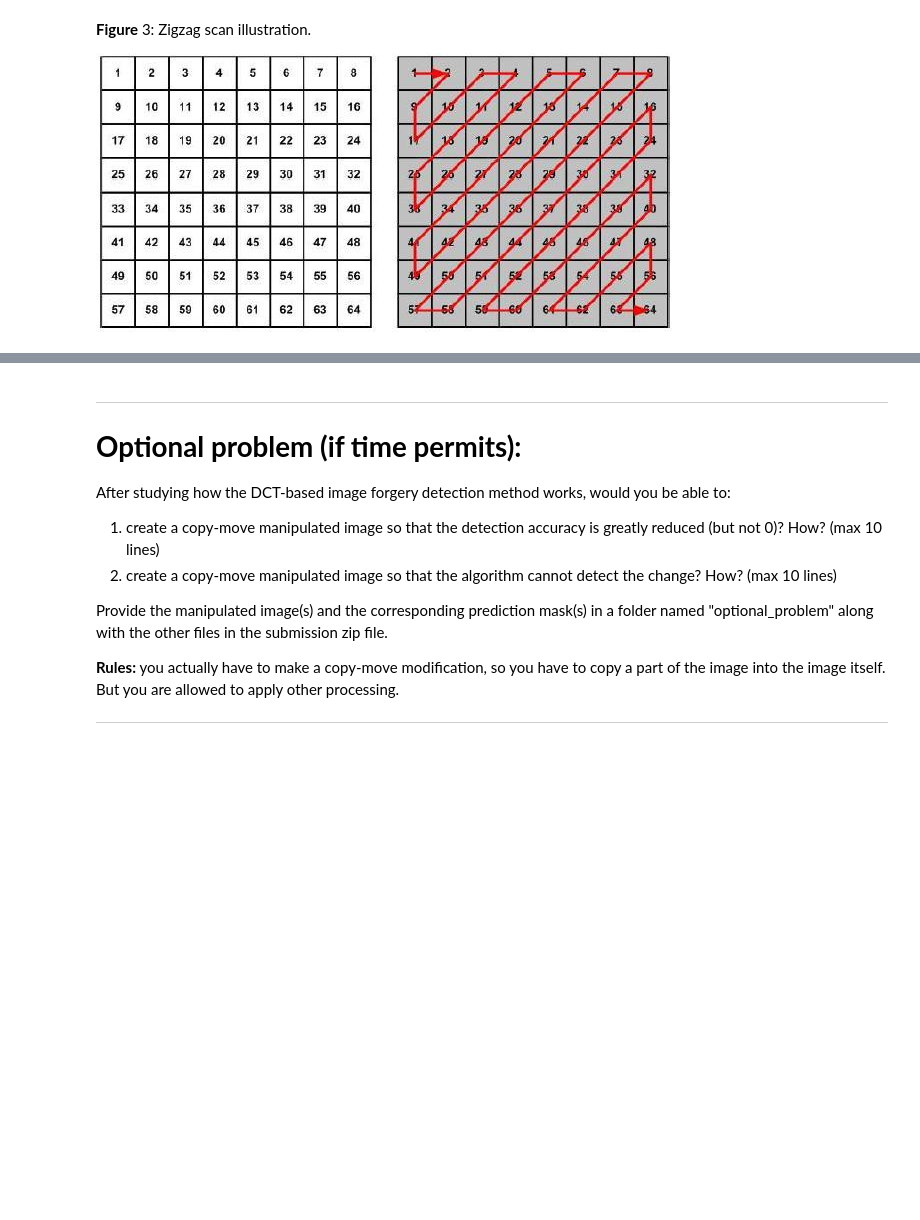
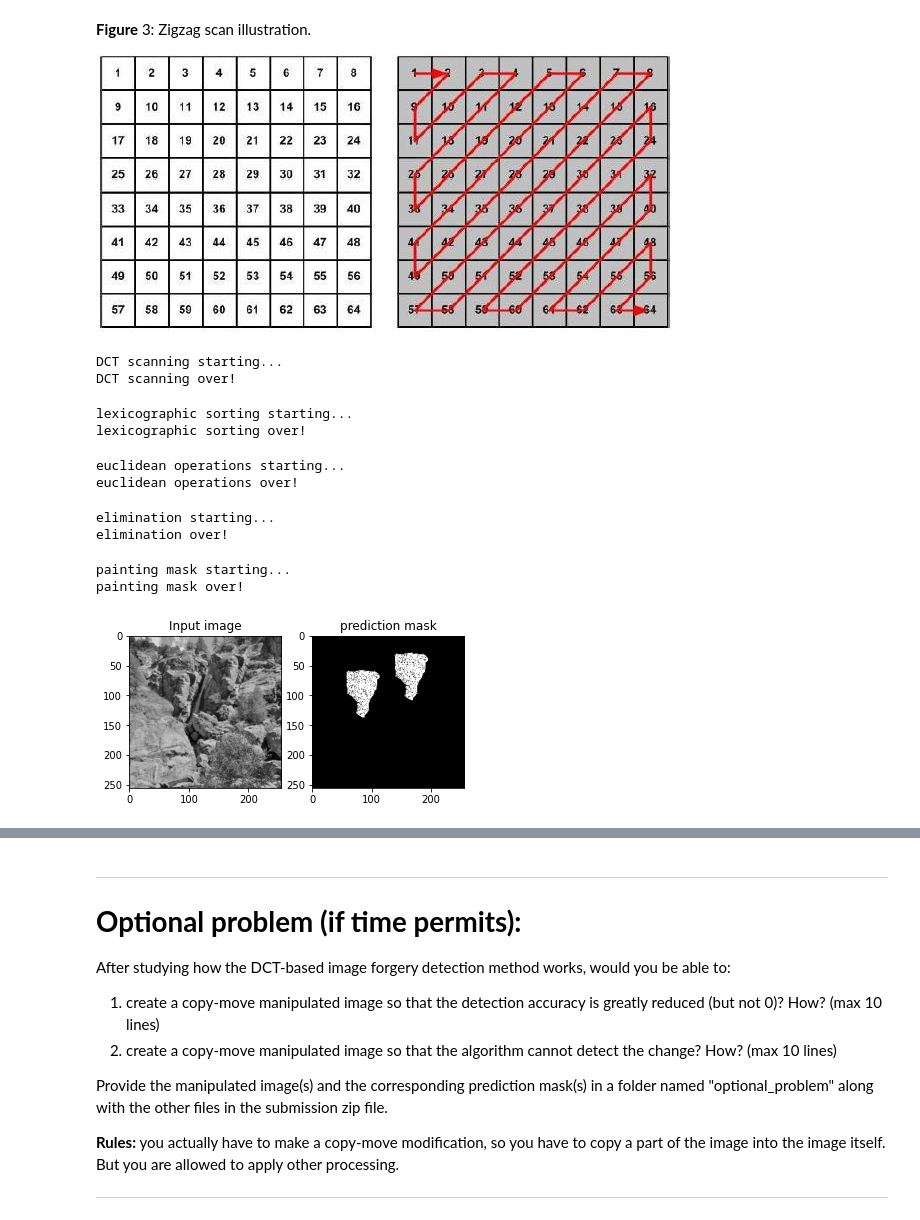
Before and after one commit to Dil3mm3/ImSecu, a Jupyter notebook: ImSecu_MiniChallenge_ImageForgeryDetection_EXERCISE.ipynb, the cells around one changed output, grey strips where cells are left out. Cells and saved outputs as stored; diff of their text form; code cells hidden in the pictures; blank space fills up the shorter version.

```diff
--- a/ImSecu_MiniChallenge_ImageForgeryDetection_EXERCISE.ipynb
+++ b/ImSecu_MiniChallenge_ImageForgeryDetection_EXERCISE.ipynb
@@ -96,7 +100,7 @@ resize_dim = (256, 256)
 
 ############# EDIT HERE #############
 ## read the input image
-image = cv2.imread(...)
+image = cv2.imread("/content/ImSecu/ValidationSet/image103_manipulated.jpg")
 ############# EDIT END #############
 
 # the image size is reduced, if needed, to reduce the computation time
@@ -137,7 +143,7 @@ for i in range(0, row):
         imf = np.float32(blocks) / 255.0  # float conversion/scale
         ############# EDIT HERE #############
         ## compute image DCT using opencv
-        img_DCT = ...
+        img_DCT = cv2.dct(imf)
         ############# EDIT END #############
         blocks = np.uint8(np.float32(img_DCT) * 255.0 ) # convert back
         # zigzag DCT scan. See illustration in Figure 3 above.
@@ -148,12 +154,12 @@ for i in range(0, row):
                 if (sum % 2 == 0):
                     ############# EDIT HERE #############
                     ## add at beginning of the list
-                    solution[sum]...
+                    solution[sum].insert(0,blocks[k][l])
                     ############# EDIT END #############
                 else:
                     ############# EDIT HERE #############
                     ## add at end of the list
-                    solution[sum]...
+                    solution[sum].append(blocks[k][l])
                     ############# EDIT END #############
 
         # only the 16 most significant coefficients are selected
@@ -164,7 +170,10 @@ for i in range(0, row):
         temp = np.array(temp[:16])
         ############# EDIT HERE #############
         ## quatize the values
-        temp = ...
+        tmp=[]
+        for number in temp:
+          tmp.append(round(number/Q))
+        temp = tmp
         ############# EDIT END #############
         temp = np.append(temp, [i, j]) # the block coordinates are appended at the end
 
@@ -175,6 +184,9 @@ for i in range(0, row):
         temp = []
 
 print("DCT scanning over!")
+# %% [output]
+DCT scanning starting...
+DCT scanning over!
 # %%
 ## LEXICOGRAPHICALLY SORT the rows of A
 
@@ -184,6 +196,9 @@ A = A[~np.all(A == 0, axis=1)]
 A = A[np.lexsort(np.rot90(A))]
 
 print("lexicographic sorting over!")
+# %% [output]
+lexicographic sorting starting...
+lexicographic sorting over!
 # %%
 ## LOOK FOR MATCHING BLOCKS
 
@@ -194,10 +209,10 @@ for i in range(0, block_counter):
     if i <= block_counter-10:
         for j in range(i+1, i+10):
             ############# EDIT HERE #############
-            ## compute the similarity between two blocks (Euclidean distance fo the two coefficient vectors)
-            pixelsim = ...
+            ## compute the similarity between two blocks (Euclidean distance of the two coefficient vectors)
+            pixelsim = np.linalg.norm(A[i][:16]-A[j][:16])
             ## compute the Euclidean distance between the blocks' coordinates
-            pointdis = ...
+            pointdis = np.linalg.norm(A[i][16:]-A[j][16:])
             ############# EDIT END #############
             if pixelsim <= similarity_threshold and pointdis >= distance_threshold:
                 sim_array.append([A[i][16], A[i][17], A[j][16], A[j][17], A[i][16]-A[j][16], A[i][17]-A[j][17]])
@@ -206,14 +221,17 @@ for i in range(0, block_counter):
             ############# EDIT HERE #############
             ## same as above
             ## compute the similarity between two blocks (Euclidean distance fo the two coefficient vectors)
-            pixelsim = ...
+            pixelsim = np.linalg.norm(A[i][:16]-A[j][:16])
             ## compute the Euclidean distance between the blocks' coordinates
-            pointdis = ...
+            pointdis = np.linalg.norm(A[i][16:]-A[j][16:])
             ############# EDIT END #############
             if pixelsim <= similarity_threshold and pointdis >= distance_threshold:
                 sim_array.append([A[i][16], A[i][17], A[j][16], A[j][17], A[i][16]-A[j][16], A[i][17]-A[j][17]])
 
 print("euclidean operations over!")
+# %% [output]
+euclidean operations starting...
+euclidean operations over!
 # %%
 ## DELETE shift vectors that occur less than T times
 
@@ -242,34 +260,41 @@ for item in delete_vec:
             sim_array = np.delete(sim_array,unique[i],axis=0)
 
 print("elimination over!")
+# %% [output]
+elimination starting...
+elimination over!
 # %%
 ## CREATE PREDICTION MASK
 
 print("painting mask starting...")
 
 for i in range(0, sim_array.shape[0]):
     index1 = int(sim_array[i][0])
     index2 = int(sim_array[i][1])
     index3 = int(sim_array[i][2])
     index4 = int(sim_array[i][3])
     for j in range(0, block_size - 1):
         for k in range(0, block_size - 1):
             ############# EDIT HERE #############
             ## paint the matching blocks in white
-            ...
-            ...
+            prediction_mask[index1][index2]=255
+            prediction_mask[index3][index4]=255
             ############# EDIT END #############
 
 print("painting mask over!")
 
 fig, axs = plt.subplots(1, 2)
 axs[0].set_title('Input image')
 axs[0].imshow(gray, cmap='gray', vmin=0, vmax=255)
 
 axs[1].set_title('prediction mask')
 axs[1].imshow(prediction_mask, cmap='gray', vmin=0, vmax=255)
 
 plt.show()
+# %% [output]
+painting mask starting...
+painting mask over!
+[figure, added]
 # %%
 ## If you have the ground-truth mask, you can test the detection accuracy with the code below
 
```
Also changed, not shown: parts of 3 cells of this notebook.
